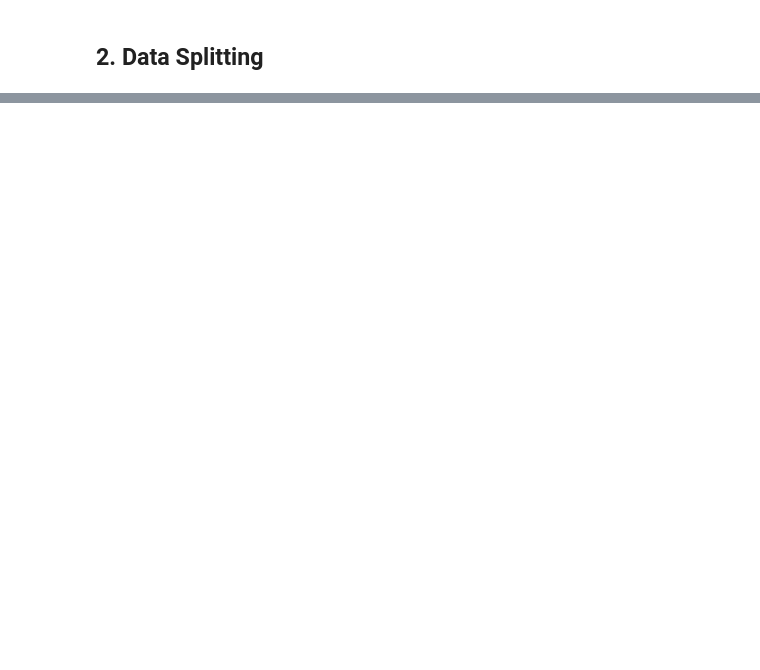
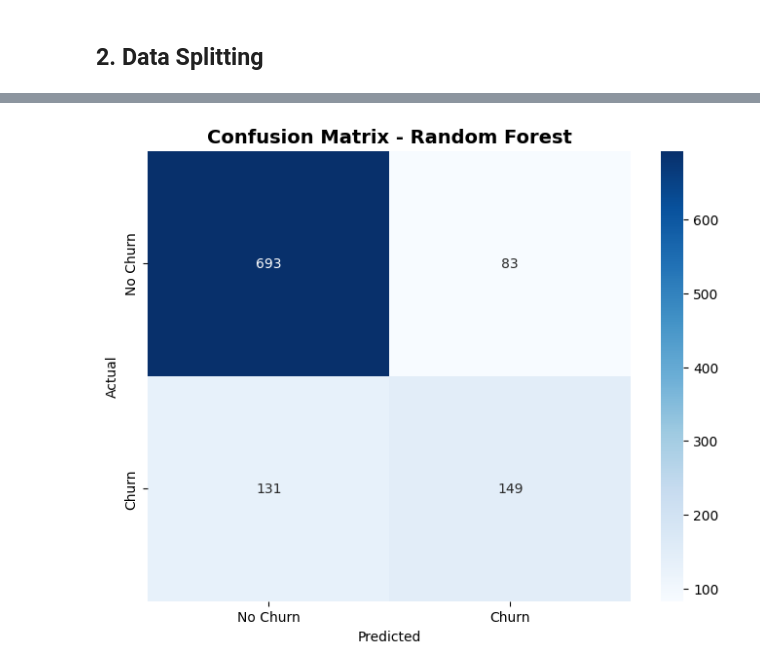
Before and after one commit to TumainiC/Churn_Prediction, a Jupyter notebook: churn_model_training.ipynb, the cells around one changed output, grey strips where cells are left out. Saved outputs shown, nothing was run; the diff lists cells and outputs as text; code cells hidden in the pictures; blank space fills up the shorter version.

```diff
--- a/churn_model_training.ipynb
+++ b/churn_model_training.ipynb
@@ -234,0 +406,86 @@ print(f"\n Split Configuration Stored for MLflow Logging")
+# %%
+# Train Random Forest Model
+print(" Training Random Forest Model...")
+
+with mlflow.start_run(run_name="random_forest") as run:
+
+    # Initialize and train Random Forest
+    rf_model = RandomForestClassifier(
+        n_estimators=100,
+        max_depth=10,
+        random_state=42,
+        n_jobs=-1
+    )
+    rf_model.fit(X_train, y_train)
+
+    print(" Random Forest model trained successfully!")
+
+    # Evaluate the model
+    rf_metrics, rf_pred, rf_pred_proba = evaluate_model(rf_model, X_val, y_val, "Random Forest")
+
+    # Log parameters
+    mlflow.log_param("model_type", "RandomForest")
+    mlflow.log_param("n_estimators", 100)
+    mlflow.log_param("max_depth", 10)
+    mlflow.log_param("random_state", 42)
+    mlflow.log_param("train_size", len(X_train))
+    mlflow.log_param("val_size", len(X_val))
+
+    # Log metrics
+    for metric_name, metric_value in rf_metrics.items():
+        mlflow.log_metric(metric_name, metric_value)
+
+    # Add tags
+    mlflow.set_tags({
+        "model_type": "classification",
+        "dataset": "telcom",
+        "version": "1.0",
+        "stage": "advanced",
+        "algorithm": "random_forest"
+    })
+
+    # Generate and save visualizations
+    print("\n Generating Random Forest visualizations...")
+
+    # Confusion Matrix
+    cm_path = "artifacts/rf_confusion_matrix.png"
+    plot_confusion_matrix(y_val, rf_pred, "Random Forest", cm_path)
+    mlflow.log_artifact(cm_path)
+
+    # ROC Curve
+    roc_path = "artifacts/rf_roc_curve.png"
+    plot_roc_curve(y_val, rf_pred_proba, "Random Forest", roc_path)
+    mlflow.log_artifact(roc_path)
+
+    # Feature Importance Plot
+    feature_importance = pd.DataFrame({
+        'feature': X_train.columns,
+        'importance': rf_model.feature_importances_
+    }).sort_values('importance', ascending=False)
+
+    plt.figure(figsize=(10, 8))
+    top_features = feature_importance.head(15)
+    sns.barplot(data=top_features, x='importance', y='feature', palette='viridis')
+    plt.title('Top 15 Feature Importance - Random Forest', fontsize=14, fontweight='bold')
+    plt.xlabel('Importance Score')
+    plt.tight_layout()
+
+    fi_path = "artifacts/rf_feature_importance.png"
+    plt.savefig(fi_path, dpi=300, bbox_inches='tight')
+    mlflow.log_artifact(fi_path)
+    plt.show()
+
+    # Log the model
+    mlflow.sklearn.log_model(rf_model, "model")
+
+    rf_run_id = run.info.run_id
+    print(f" Random Forest MLflow logging completed! Run ID: {rf_run_id}")
+
+# Store results for comparison
+rf_results = {
+    'model_name': 'Random Forest',
+    'metrics': rf_metrics,
+    'run_id': rf_run_id,
+    'model': rf_model
+}
+# %% [output]
@@ -234,0 +503 @@ print(f"\n Split Configuration Stored for MLflow Logging")
+[figure, added]
```
Also changed, not shown: parts of 10 cells of this notebook.
